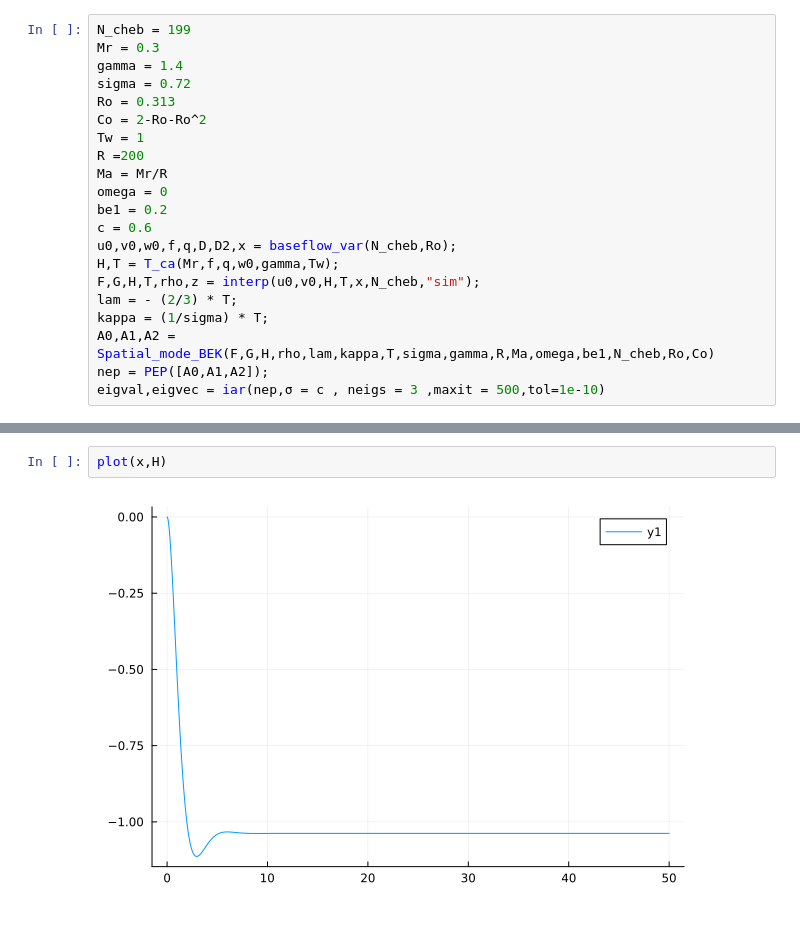
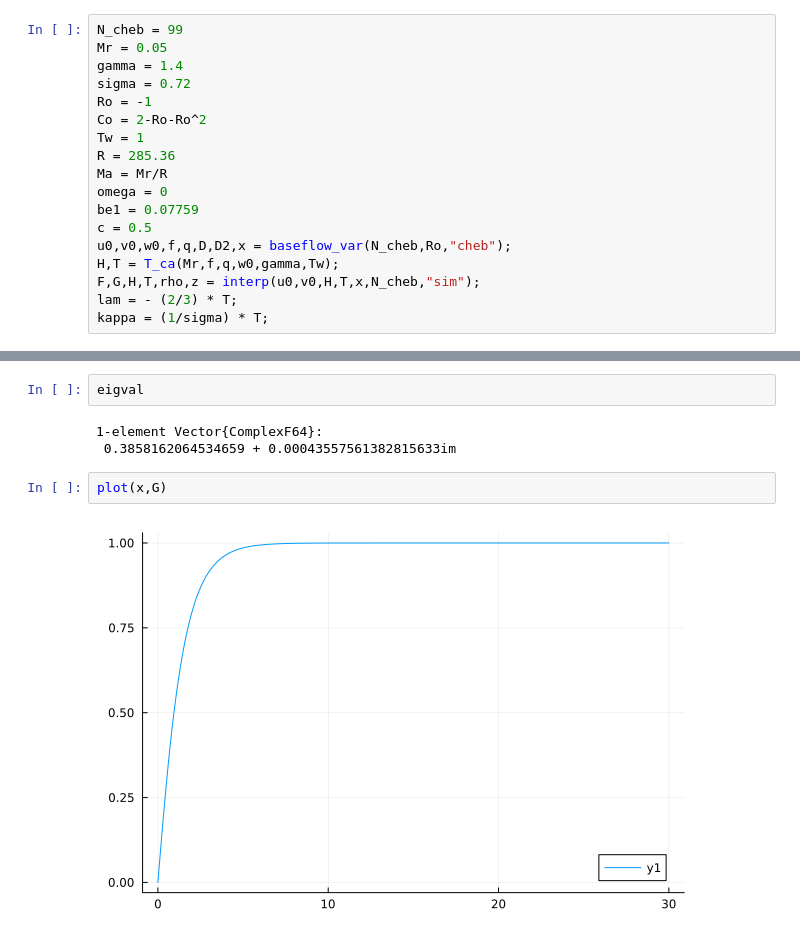
Before and after one commit to HaojieZhang917/compressible_bek, a Jupyter notebook: compress/BEK/Ro=0.313/CRD_STA_CACU.ipynb, the cells around one changed output, grey strips where cells are left out. Drawn from its saved outputs; the diff is of its cells as text.

```diff
--- a/compress/BEK/Ro=0.313/CRD_STA_CACU.ipynb
+++ b/compress/BEK/Ro=0.313/CRD_STA_CACU.ipynb
@@ -16,21 +8,18 @@ WARNING: replacing module eigvec_compute.
 # %%
-N_cheb = 199
-Mr = 0.3
+N_cheb = 99
+Mr = 0.05
 gamma = 1.4
 sigma = 0.72
-Ro = 0.313
+Ro = -1
 Co = 2-Ro-Ro^2
 Tw = 1
-R =200
+R = 285.36
 Ma = Mr/R
 omega = 0
-be1 = 0.2
-c = 0.6
-u0,v0,w0,f,q,D,D2,x = baseflow_var(N_cheb,Ro);
+be1 = 0.07759
+c = 0.5
+u0,v0,w0,f,q,D,D2,x = baseflow_var(N_cheb,Ro,"cheb");
 H,T = T_ca(Mr,f,q,w0,gamma,Tw);
 F,G,H,T,rho,z = interp(u0,v0,H,T,x,N_cheb,"sim");
 lam = - (2/3) * T;
 kappa = (1/sigma) * T;
-A0,A1,A2 = Spatial_mode_BEK(F,G,H,rho,lam,kappa,T,sigma,gamma,R,Ma,omega,be1,N_cheb,Ro,Co)
-nep = PEP([A0,A1,A2]);
-eigval,eigvec = iar(nep,σ = c , neigs = 3 ,maxit = 500,tol=1e-10)
@@ -39,7 +32,12 @@ eigval,eigvec = iar(nep,σ = c , neigs = 3 ,maxit = 500,tol=1e-10)
+# %%
+eigval
+# %% [output]
+1-element Vector{ComplexF64}:
+ 0.3858162064534659 + 0.00043557561382815633im
 # %%
-plot(x,H)
+plot(x,G)
 # %% [output]
-[figure, old version]
+[figure, new version]
 # %%
 ##DIRECTLY CACULATE CUR
 ##initial
```
Also changed, not shown: parts of 4 cells of this notebook, 5 other files.
